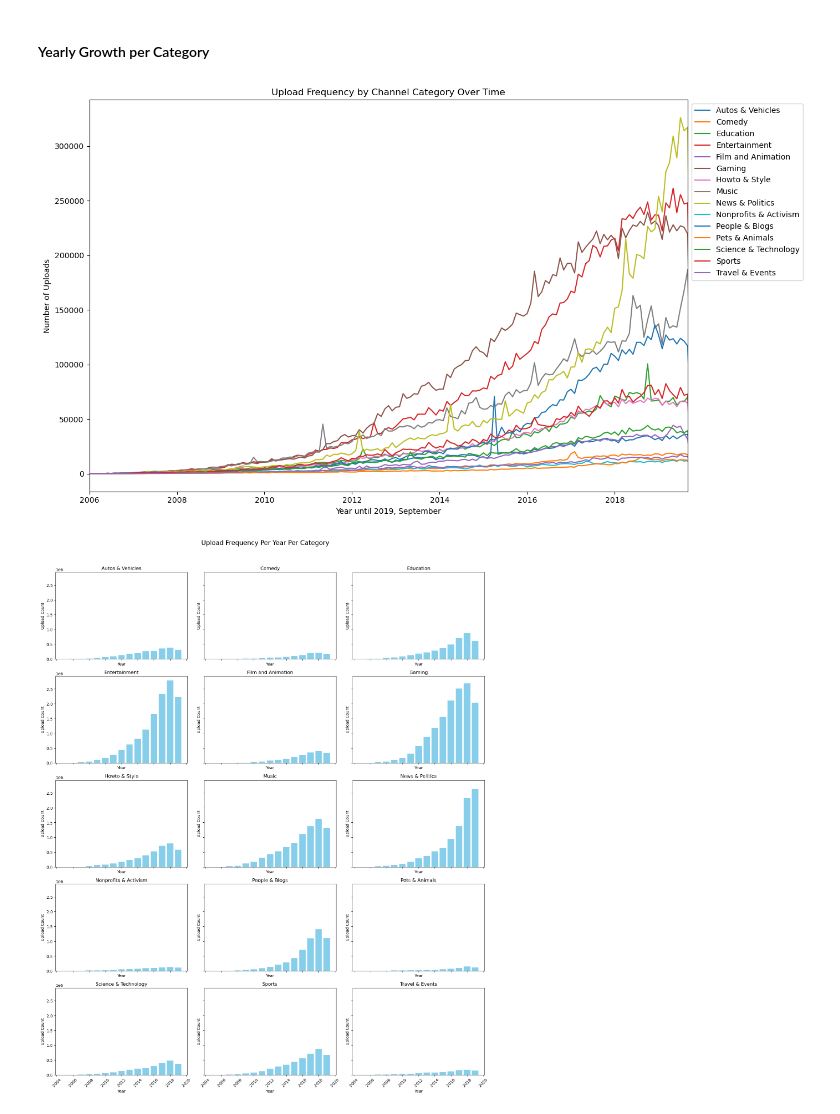
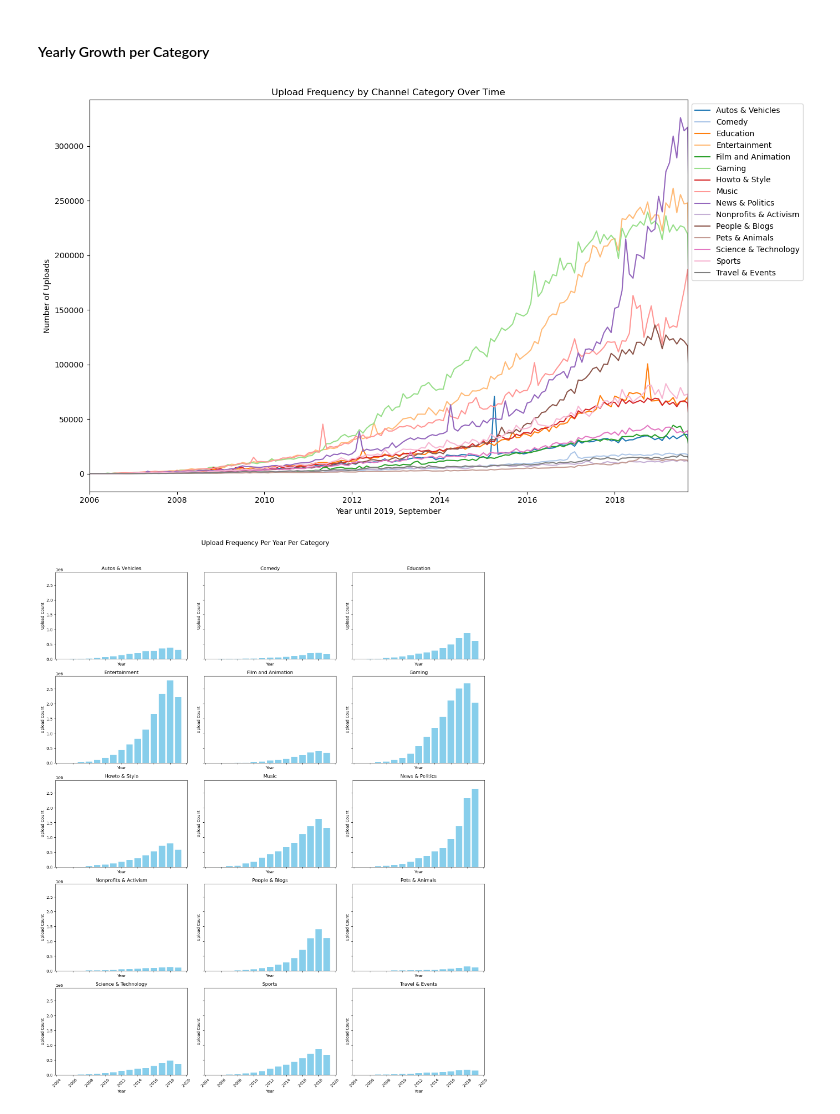
Before and after one commit to epfl-ada/ada-2024-project-panada, a Jupyter notebook: YouTube_Content_Analysis.ipynb, the cells around one changed output. Saved outputs shown, nothing was run; the diff lists cells and outputs as text; code cells hidden in the pictures.

```diff
--- a/YouTube_Content_Analysis.ipynb
+++ b/YouTube_Content_Analysis.ipynb
@@ -213,30 +215,34 @@ print(frequency_analysis.head())
 # %%
 temp_df = frequency_analysis.copy()
 
 temp_df['month'] = frequency_analysis['month'].dt.month
 temp_df['time'] = frequency_analysis['year'] + (temp_df['month'] - 1) / 12
 
 # We stop at year 2019, month September because there are almost no data to plot after this date
 cutoff_year = 2019 + (9 - 1) / 12
 
+# Define a color cycle with 15 distinct colors
+colors = plt.cm.tab20.colors  # Tab20 provides 20 distinct colors
+color_cycle = cycle(colors)  # Cycle through the colors
+
 # Plot upload frequencies over time
 plt.figure(figsize=(14, 8))
 categories = temp_df['channel_category'].unique()
 
 for category in categories:
     subset = temp_df[temp_df['channel_category'] == category]
-    plt.plot(subset['time'], subset['upload_count'], label=category)
+    plt.plot(subset['time'], subset['upload_count'], label=category, color=next(color_cycle))
 
 # Customize the plot
 plt.title("Upload Frequency by Channel Category Over Time")
 plt.xlabel("Year until 2019, September")
 plt.ylabel("Number of Uploads")
 plt.xlim(2006, cutoff_year)  # Limit the x-axis to the range [2006, 2019.91]
 plt.legend(loc='upper left', bbox_to_anchor=(1, 1))  # Move legend outside the plot
 plt.tight_layout()
 plt.show()
 # %% [output]
-[figure, old version]
+[figure, new version]
 # %%
 # Group by channel category and year to calculate upload frequency
 yearly_frequency = frequency_analysis.groupby(['channel_category', 'year']).agg({'upload_count': 'sum'}).reset_index()
```
Also changed, not shown: parts of 20 cells of this notebook.
